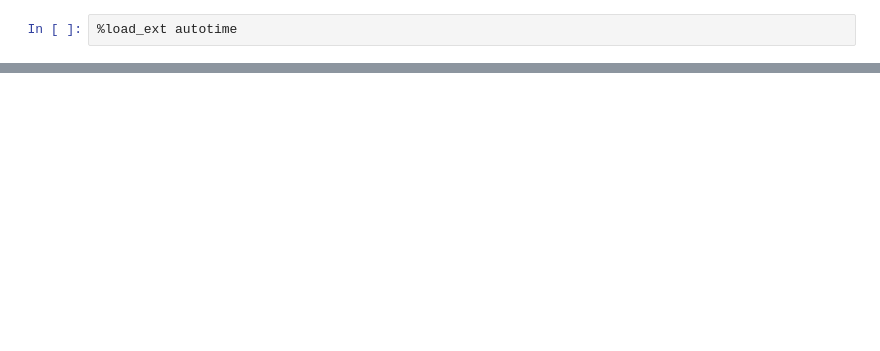
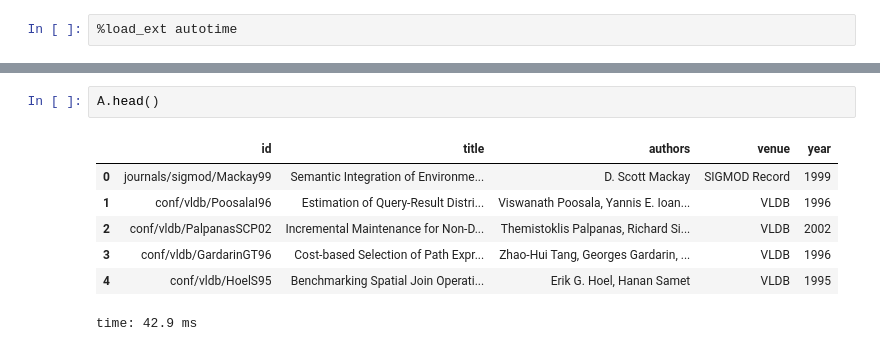
Before and after one commit to anhaidgroup/py_entitymatching, a Jupyter notebook: notebooks/how-to-guides/Demo/explore_tables.ipynb, the cells around one changed output, grey strips where cells are left out. Drawn from its saved outputs; the diff is of its cells as text; blank space fills up the shorter version.

```diff
--- a/notebooks/how-to-guides/Demo/explore_tables.ipynb
+++ b/notebooks/how-to-guides/Demo/explore_tables.ipynb
@@ -96,0 +60,10 @@ time: 3.41 ms
+# %%
+A.head()
+# %% [output]
+|  | id | title | authors | venue | year |
+| 0 | journals/sigmod/Mackay99 | Semantic Integration of Environme... | D. Scott Mackay | SIGMOD Record | 1999 |
+| 1 | conf/vldb/PoosalaI96 | Estimation of Query-Result Distri... | Viswanath Poosala, Yannis E. Ioan... | VLDB | 1996 |
+| 2 | conf/vldb/PalpanasSCP02 | Incremental Maintenance for Non-D... | Themistoklis Palpanas, Richard Si... | VLDB | 2002 |
+| 3 | conf/vldb/GardarinGT96 | Cost-based Selection of Path Expr... | Zhao-Hui Tang, Georges Gardarin, ... | VLDB | 1996 |
+| 4 | conf/vldb/HoelS95 | Benchmarking Spatial Join Operati... | Erik G. Hoel, Hanan Samet | VLDB | 1995 |
+time: 42.9 ms
```
Also changed, not shown: parts of 27 cells of this notebook, 1 other file.
